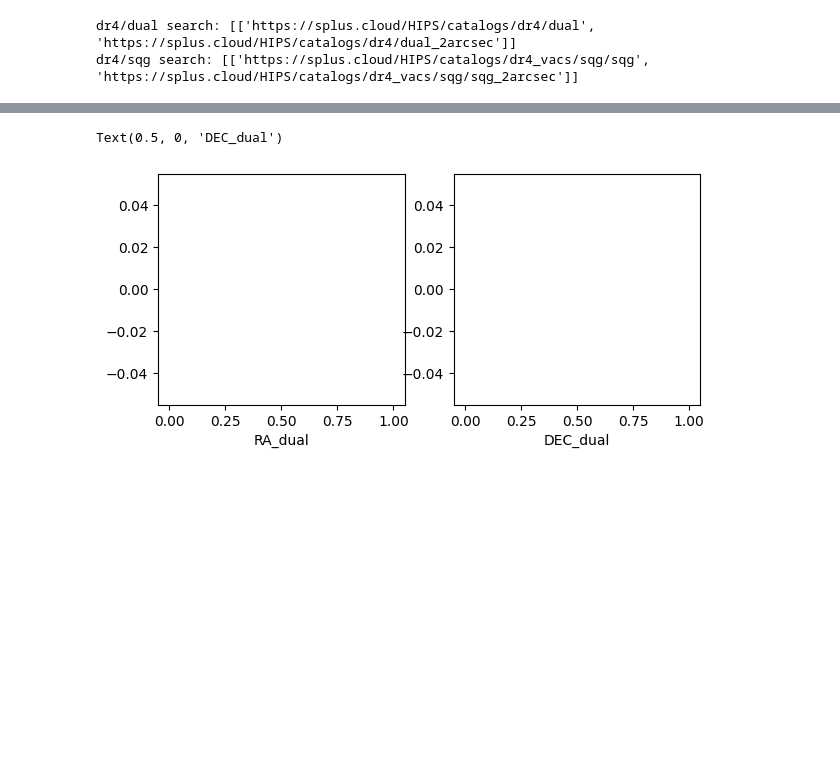
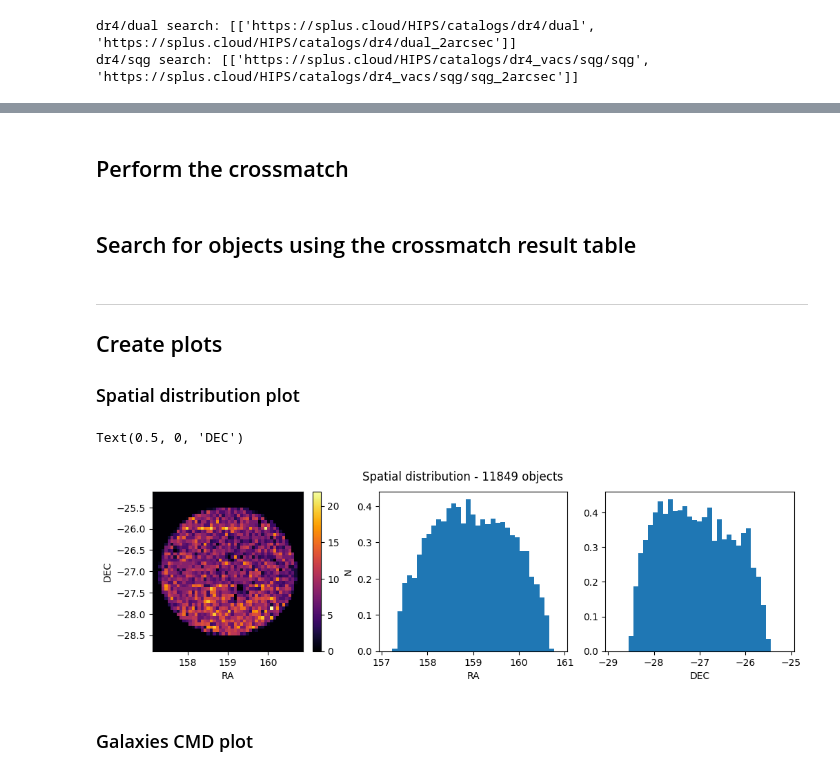
Before and after one commit to felipefer42/XLVII_SAB_workshop, a Jupyter notebook: content/science_case.ipynb, the cells around one changed output, grey strips where cells are left out. Cells and saved outputs as stored; diff of their text form; code cells hidden in the pictures; blank space fills up the shorter version.

```diff
--- a/content/science_case.ipynb
+++ b/content/science_case.ipynb
@@ -135,16 +135,3 @@ dr4sqg_hipscat, dr4sqg_margin_cache_hipscat = dr4sqg_search[0]
 # %% [output]
 dr4/dual search: [['https://splus.cloud/HIPS/catalogs/dr4/dual', 'https://splus.cloud/HIPS/catalogs/dr4/dual_2arcsec']]
 dr4/sqg search: [['https://splus.cloud/HIPS/catalogs/dr4_vacs/sqg/sqg', 'https://splus.cloud/HIPS/catalogs/dr4_vacs/sqg/sqg_2arcsec']]
-# %%
-# Create the columns list to retrieve only necessaries columns
-'''
-We use here choose the magnitudes from 'auto' apperture mode.
-
-Read mode about:
-     https://splus.cloud/documentation/DR4?Photometry
-'''
-columns = ['ID', 'Field', 'RA', 'DEC'] + [f'{b}_auto' for b in splus_bands] + [f's2n_{b}_auto' for b in splus_bands]
-print('Columns:', columns)
-
-filters = [(f's2n_{b}_auto', '>', 3) for b in splus_bands]
-print('Filters', filters)
@@ -178,26 +170,44 @@ dr4sqg = lsdb.read_hipscat(
+# %% [markdown]
+## Perform the crossmatch
 # %%
 # Do the crossmatch of both catalogs.
 identity_radius = 1  # arcsec
 dr4dualsqg_crosmatch = dr4sqg.crossmatch(dr4dual, radius_arcsec=identity_radius)
+# %% [markdown]
+## Search for objects using the crossmatch result table
 # %%
 # Let's get the resultant table using a cone search:
-cone_center_coord = (201.6912083, -47.476861) # RA and DEC in degrees
-cone_radius = 2*3600 # arcsec
+cone_center_coord = (159, -27) # RA and DEC in degrees
+cone_radius = 1.5*3600 # arcsec
 objects_table = dr4dualsqg_crosmatch.cone_search(ra=cone_center_coord[0], dec=cone_center_coord[1], radius_arcsec=cone_radius).compute()
+# %% [markdown]
+<hr>
+
+## Create plots
+
+###  Spatial distribution plot
 # %%
-f, (ax1, ax2) = plt.subplots(1, 2)
-f.set_size_inches(7, 3)
-selection = objects_table['s2n_r_auto_dual'] > 10
+f, (ax1, ax2, ax3) = plt.subplots(1, 3)
+f.set_size_inches(12, 3)
+N = len(objects_table)
+f.suptitle(f'Spatial distribution - {N} objects')
 ra = objects_table['RA_dual']
 dec = objects_table['DEC_dual']
 x = cone_radius/3600
 ra_range = cone_center_coord[0]+np.array([-1.25*x, 1.25*x])
 dec_range = cone_center_coord[1]+np.array([-1.25*x, 1.25*x])
-ax1.hist(ra[selection], bins=35)  #, range=ra_range)
-ax1.set_xlabel('RA_dual')
-ax2.hist(dec[selection], bins=35)  #, range=dec_range)
-ax2.set_xlabel('DEC_dual')
+_, _, _, im1 = ax1.hist2d(ra, dec, bins=50, range=[ra_range, dec_range], cmap='inferno')
+ax1.set_xlabel('RA')
+ax1.set_ylabel('DEC')
+cax = plt.colorbar(im1, ax=ax1)
+cax.ax.set_ylabel('N')
+ax2.hist(ra, bins=35, range=ra_range, density=True)
+ax2.set_xlabel('RA')
+ax3.hist(dec, bins=35, range=dec_range, density=True)
+ax3.set_xlabel('DEC')
 # %% [output]
-Text(0.5, 0, 'DEC_dual')
+Text(0.5, 0, 'DEC')
-[figure, old version]
+[figure, new version]
+# %% [markdown]
+### Galaxies CMD plot
 # %%
```
Also changed, not shown: parts of 12 cells of this notebook.
